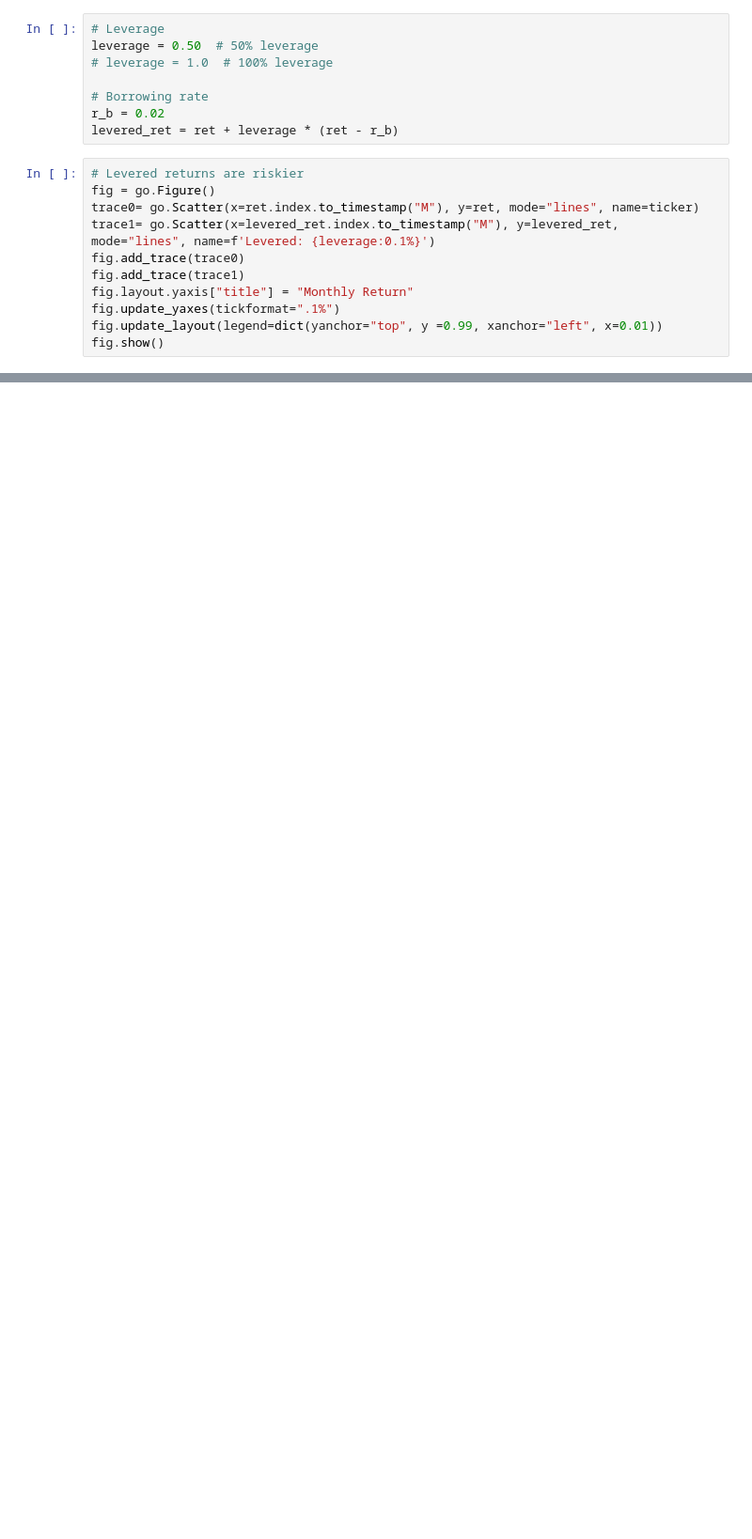
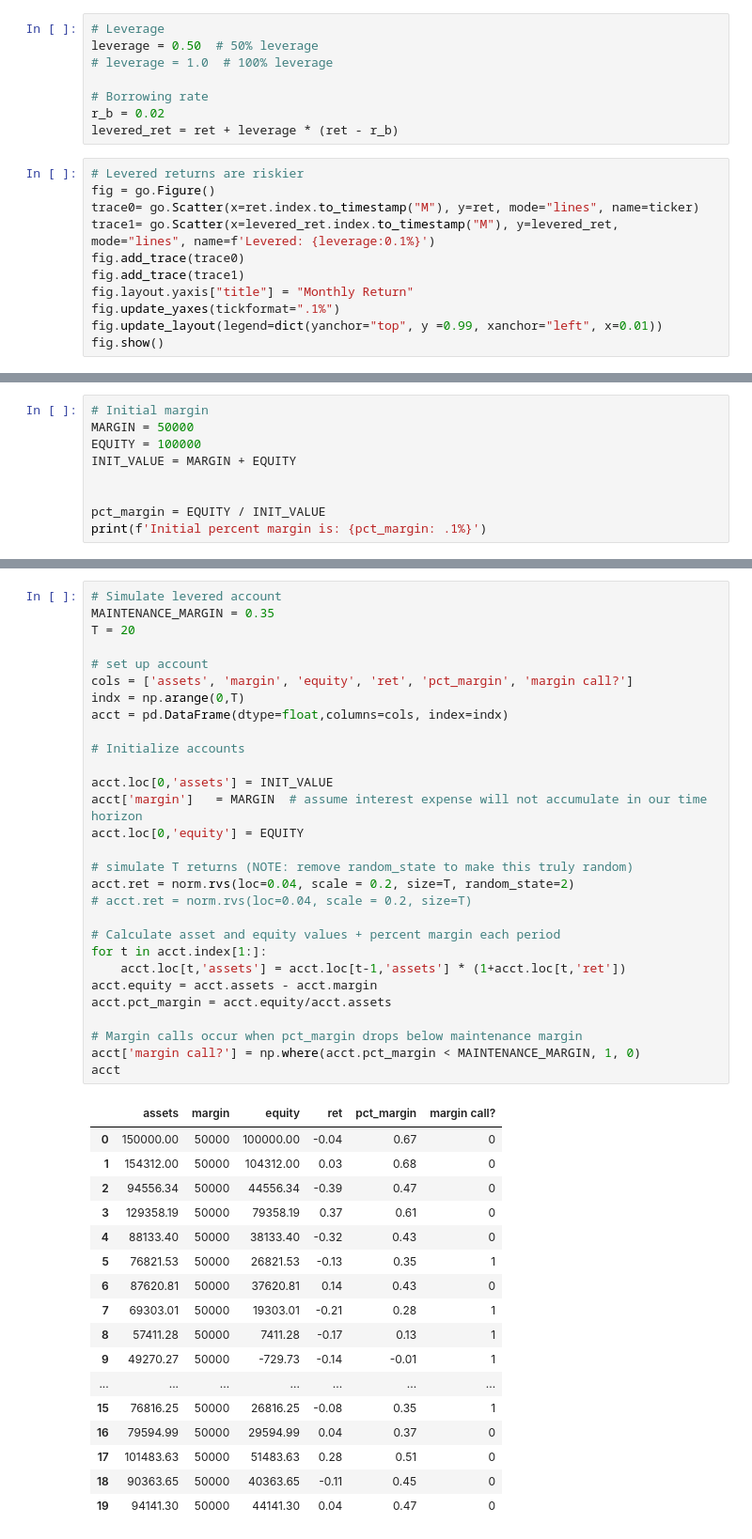
Before and after one commit to kpcrotty/busi448, a Jupyter notebook: class_notebooks/10_leverage.ipynb, the cells around one changed output, grey strips where cells are left out. Shown at 94% size. Cells and saved outputs as stored; diff of their text form; blank space fills up the shorter version.

```diff
--- a/class_notebooks/10_leverage.ipynb
+++ b/class_notebooks/10_leverage.ipynb
@@ -56,0 +58,9 @@ Levered return SD:
+# %%
+# Initial margin
+MARGIN = 50000
+EQUITY = 100000
+INIT_VALUE = MARGIN + EQUITY
+
+
+pct_margin = EQUITY / INIT_VALUE
+print(f'Initial percent margin is: {pct_margin: .1%}')
@@ -56,0 +78,47 @@ Levered return SD:
+# %%
+# Simulate levered account
+MAINTENANCE_MARGIN = 0.35
+T = 20
+
+# set up account
+cols = ['assets', 'margin', 'equity', 'ret', 'pct_margin', 'margin call?']
+indx = np.arange(0,T)
+acct = pd.DataFrame(dtype=float,columns=cols, index=indx)
+
+# Initialize accounts
+
+acct.loc[0,'assets'] = INIT_VALUE
+acct['margin']   = MARGIN  # assume interest expense will not accumulate in our time horizon
+acct.loc[0,'equity'] = EQUITY
+
+# simulate T returns (NOTE: remove random_state to make this truly random)
+acct.ret = norm.rvs(loc=0.04, scale = 0.2, size=T, random_state=2)
+# acct.ret = norm.rvs(loc=0.04, scale = 0.2, size=T)
+
+# Calculate asset and equity values + percent margin each period
+for t in acct.index[1:]:
+    acct.loc[t,'assets'] = acct.loc[t-1,'assets'] * (1+acct.loc[t,'ret'])
+acct.equity = acct.assets - acct.margin
+acct.pct_margin = acct.equity/acct.assets
+
+# Margin calls occur when pct_margin drops below maintenance margin
+acct['margin call?'] = np.where(acct.pct_margin < MAINTENANCE_MARGIN, 1, 0)
+acct
+# %% [output]
+|  | assets | margin | equity | ret | pct_margin | margin call? |
+| 0 | 150000.00 | 50000 | 100000.00 | -0.04 | 0.67 | 0 |
+| 1 | 154312.00 | 50000 | 104312.00 | 0.03 | 0.68 | 0 |
+| 2 | 94556.34 | 50000 | 44556.34 | -0.39 | 0.47 | 0 |
+| 3 | 129358.19 | 50000 | 79358.19 | 0.37 | 0.61 | 0 |
+| 4 | 88133.40 | 50000 | 38133.40 | -0.32 | 0.43 | 0 |
+| 5 | 76821.53 | 50000 | 26821.53 | -0.13 | 0.35 | 1 |
+| 6 | 87620.81 | 50000 | 37620.81 | 0.14 | 0.43 | 0 |
+| 7 | 69303.01 | 50000 | 19303.01 | -0.21 | 0.28 | 1 |
+| 8 | 57411.28 | 50000 | 7411.28 | -0.17 | 0.13 | 1 |
+| 9 | 49270.27 | 50000 | -729.73 | -0.14 | -0.01 | 1 |
+| ... | ... | ... | ... | ... | ... | ... |
+| 15 | 76816.25 | 50000 | 26816.25 | -0.08 | 0.35 | 1 |
+| 16 | 79594.99 | 50000 | 29594.99 | 0.04 | 0.37 | 0 |
+| 17 | 101483.63 | 50000 | 51483.63 | 0.28 | 0.51 | 0 |
+| 18 | 90363.65 | 50000 | 40363.65 | -0.11 | 0.45 | 0 |
+| 19 | 94141.30 | 50000 | 44141.30 | 0.04 | 0.47 | 0 |
```
Also changed, not shown: parts of 8 cells of this notebook, 1 other file.
